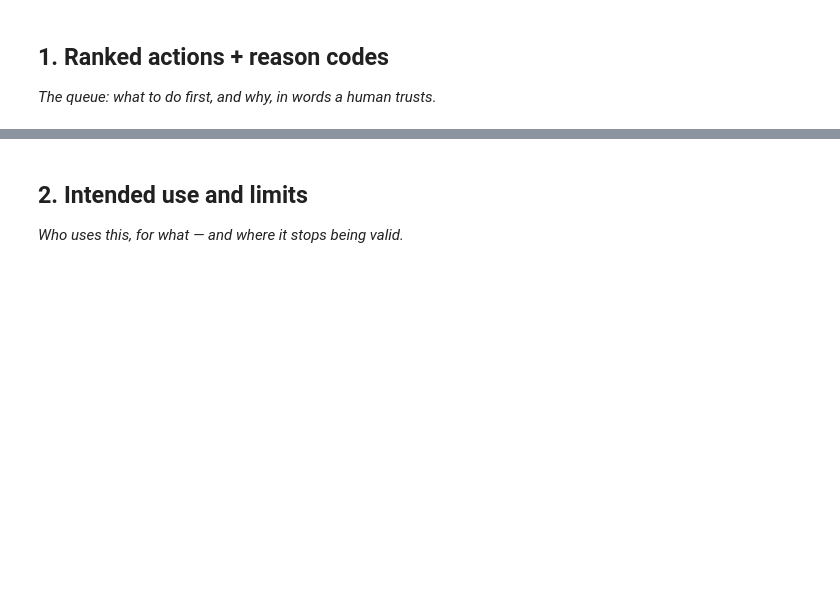
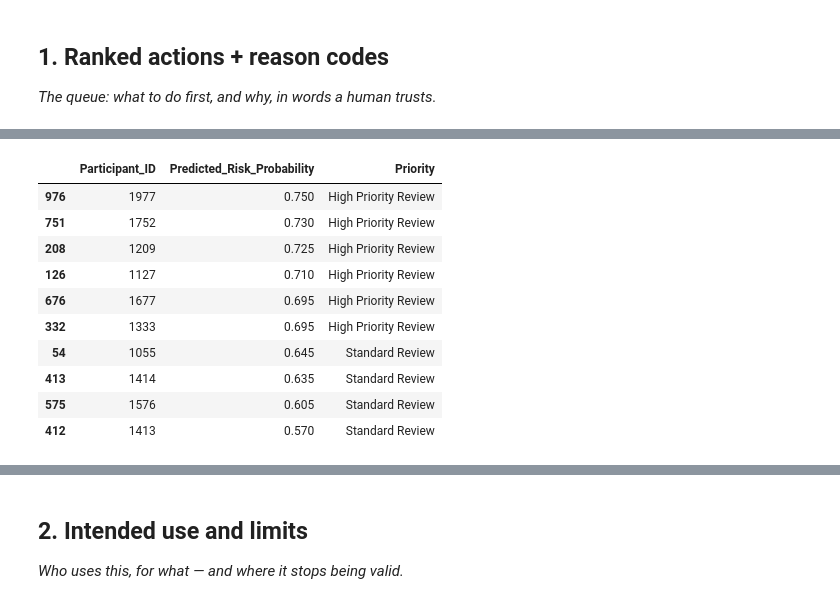
Before and after one commit to Zeeshan4511/flyrank-ml-internship, a Jupyter notebook: work/notebooks/w07_action_playbook.ipynb, the cells around one changed output, grey strips where cells are left out. Drawn from its saved outputs; the diff is of its cells as text; code cells hidden in the pictures; blank space fills up the shorter version.

```diff
--- a/work/notebooks/w07_action_playbook.ipynb
+++ b/work/notebooks/w07_action_playbook.ipynb
@@ -15,0 +29,69 @@ This skeleton is yours to fill. Work the sections **in order** — each one has
+# %%
+import os
+import pandas as pd
+import numpy as np
+
+from sklearn.model_selection import train_test_split
+from sklearn.preprocessing import LabelEncoder
+from sklearn.ensemble import RandomForestClassifier
+
+df = pd.read_csv("/content/crc_dataset.csv")
+
+df["Pre-existing Conditions"] = df["Pre-existing Conditions"].fillna("None")
+
+encoder = LabelEncoder()
+
+for col in df.select_dtypes(include="object").columns:
+    df[col] = encoder.fit_transform(df[col])
+
+X = df.drop(["Participant_ID", "CRC_Risk"], axis=1)
+y = df["CRC_Risk"]
+
+X_train, X_test, y_train, y_test = train_test_split(
+    X,
+    y,
+    test_size=0.20,
+    random_state=42,
+    stratify=y
+)
+
+rf = RandomForestClassifier(
+    n_estimators=200,
+    random_state=42
+)
+
+rf.fit(X_train, y_train)
+
+risk_probability = rf.predict_proba(X_test)[:, 1]
+
+queue = df.iloc[X_test.index].copy()
+queue["Predicted_Risk_Probability"] = risk_probability
+
+queue["Priority"] = pd.cut(
+    queue["Predicted_Risk_Probability"],
+    bins=[-0.01, 0.33, 0.66, 1.0],
+    labels=["No Immediate Action", "Standard Review", "High Priority Review"]
+)
+
+queue = queue.sort_values(
+    "Predicted_Risk_Probability",
+    ascending=False
+)
+
+queue[[
+    "Participant_ID",
+    "Predicted_Risk_Probability",
+    "Priority"
+]].head(10)
+# %% [output]
+|  | Participant_ID | Predicted_Risk_Probability | Priority |
+| 976 | 1977 | 0.750 | High Priority Review |
+| 751 | 1752 | 0.730 | High Priority Review |
+| 208 | 1209 | 0.725 | High Priority Review |
+| 126 | 1127 | 0.710 | High Priority Review |
+| 676 | 1677 | 0.695 | High Priority Review |
+| 332 | 1333 | 0.695 | High Priority Review |
+| 54 | 1055 | 0.645 | Standard Review |
+| 413 | 1414 | 0.635 | Standard Review |
+| 575 | 1576 | 0.605 | Standard Review |
+| 412 | 1413 | 0.570 | Standard Review |
```
Also changed, not shown: parts of 18 cells of this notebook.
